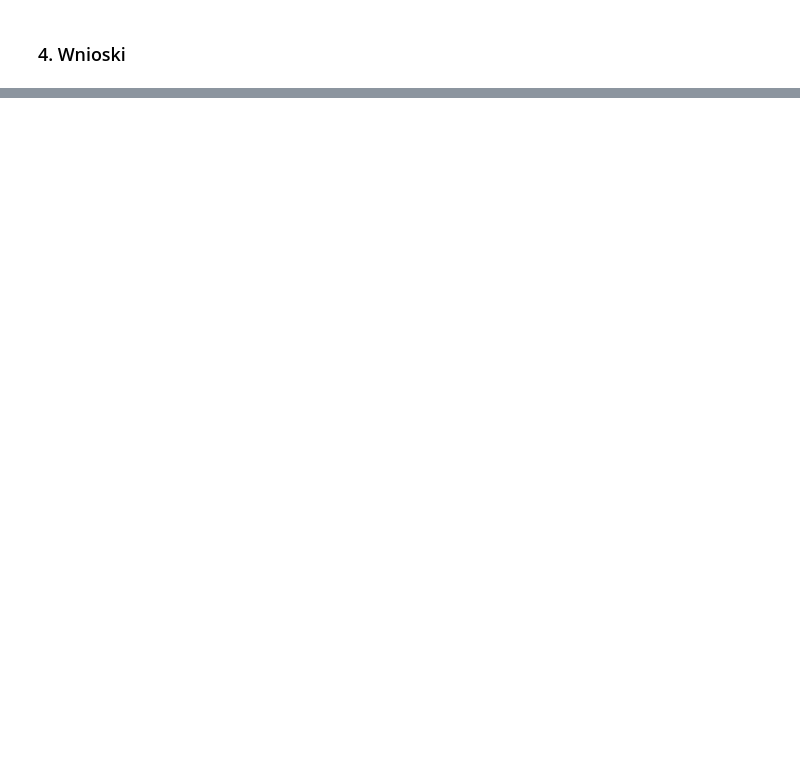
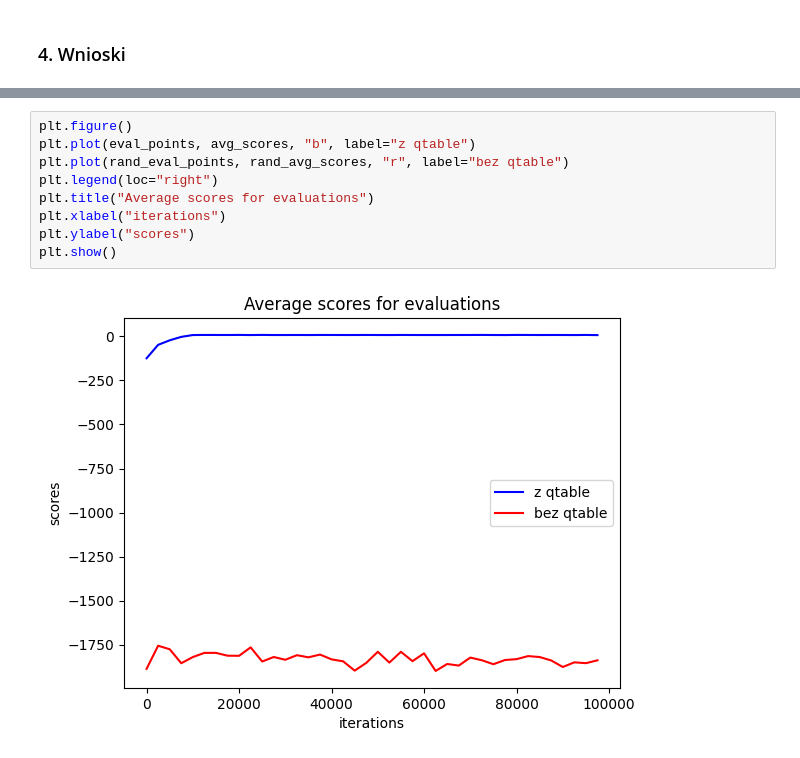
Before and after one commit to kucjan/wsi22Z-kuc, a Jupyter notebook: lab6/report/report_notebook.ipynb, the cells around one changed output, grey strips where cells are left out. Drawn from its saved outputs; the diff is of its cells as text; blank space fills up the shorter version.

```diff
--- a/lab6/report/report_notebook.ipynb
+++ b/lab6/report/report_notebook.ipynb
@@ -135,0 +188,11 @@ plt.show()
+# %%
+plt.figure()
+plt.plot(eval_points, avg_scores, "b", label="z qtable")
+plt.plot(rand_eval_points, rand_avg_scores, "r", label="bez qtable")
+plt.legend(loc="right")
+plt.title("Average scores for evaluations")
+plt.xlabel("iterations")
+plt.ylabel("scores")
+plt.show()
+# %% [output]
+[figure, added]
```
Also changed, not shown: parts of 17 cells of this notebook, 1 other file.
